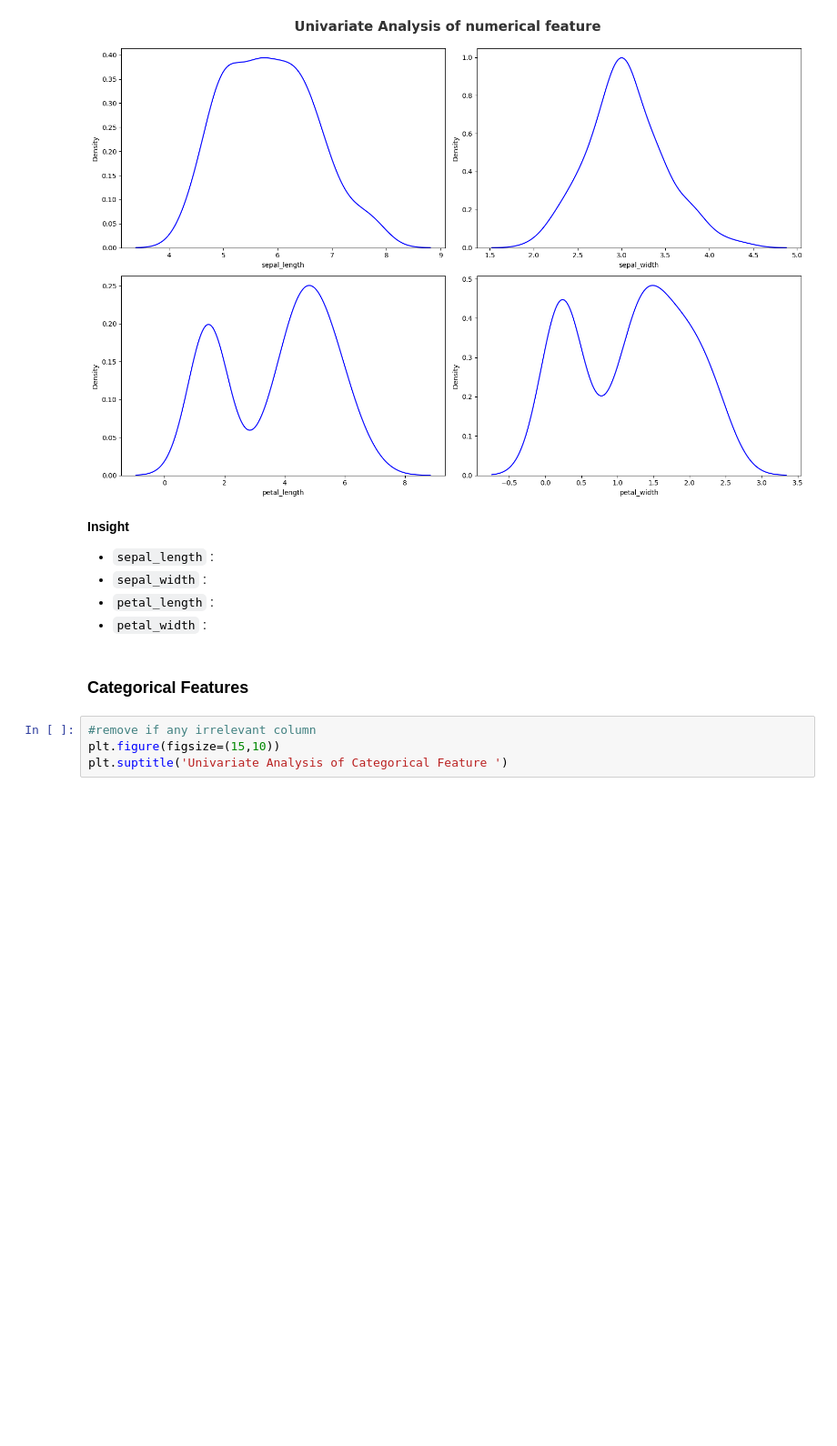
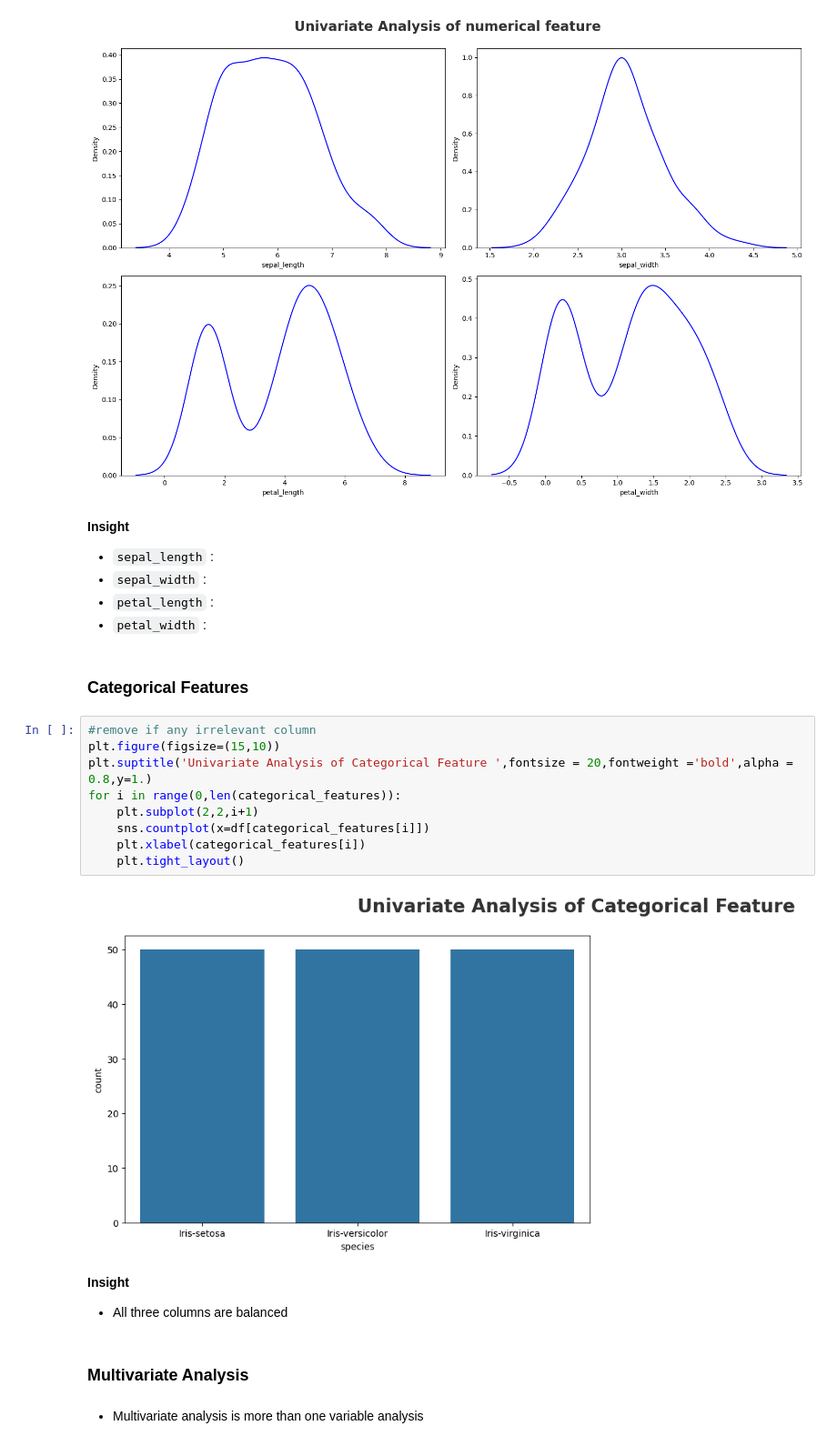
Before and after one commit to saxenastar/ML_Basic_deployment, a Jupyter notebook: notebook/1_EDA.ipynb, the cells around one changed output. Shown at 91% size. Cells and saved outputs as stored; diff of their text form; blank space fills up the shorter version.

```diff
--- a/notebook/1_EDA.ipynb
+++ b/notebook/1_EDA.ipynb
@@ -155,4 +155,18 @@ for i in range(0,len(numerical_features)):
 # %%
 #remove if any irrelevant column
 plt.figure(figsize=(15,10))
-plt.suptitle('Univariate Analysis of Categorical Feature ')
+plt.suptitle('Univariate Analysis of Categorical Feature ',fontsize = 20,fontweight ='bold',alpha = 0.8,y=1.)
+for i in range(0,len(categorical_features)):
+    plt.subplot(2,2,i+1)
+    sns.countplot(x=df[categorical_features[i]])
+    plt.xlabel(categorical_features[i])
+    plt.tight_layout()
+# %% [output]
+[figure, added]
+# %% [markdown]
+**Insight**
+- All three columns are balanced
+# %% [markdown]
+### Multivariate Analysis
+# %% [markdown]
+* Multivariate analysis is more than one variable analysis
```
Also changed, not shown: parts of 16 cells of this notebook.
